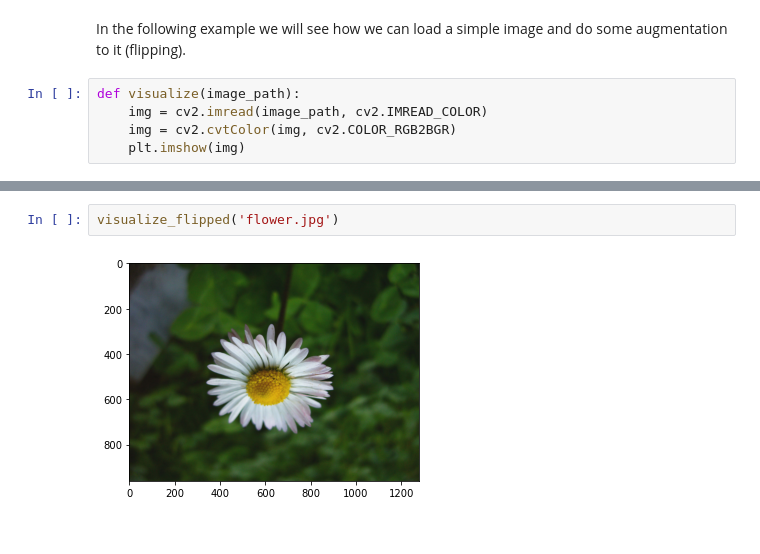
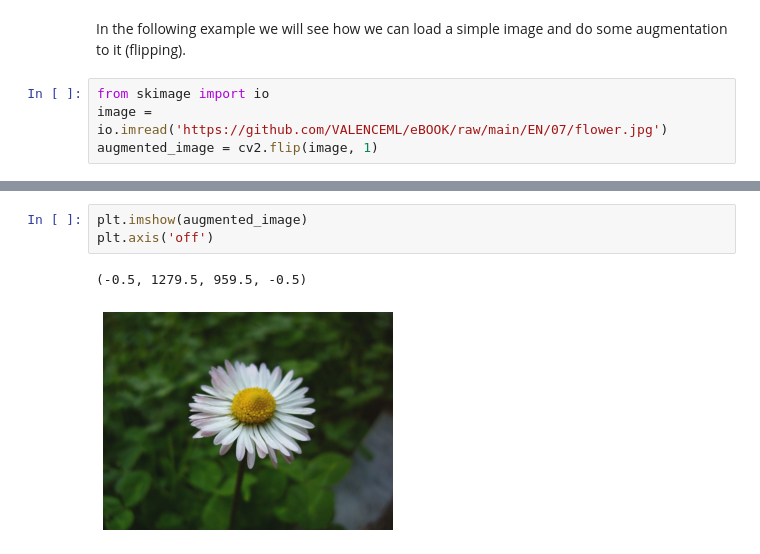
Before and after one commit to VALENCEML/eBOOK, a Jupyter notebook: EN/07/7 - Machine learning data preparation.ipynb, the cells around one changed output, grey strips where cells are left out. Cells and saved outputs as stored; diff of their text form.

```diff
--- a/EN/07/7 - Machine learning data preparation.ipynb
+++ b/EN/07/7 - Machine learning data preparation.ipynb
@@ -164,8 +164,7 @@ Some forms of data augmentation in images can be quite simple. For example:
 # %% [markdown]
 In the following example we will see how we can load a simple image and do some augmentation to it (flipping).
 # %%
-def visualize(image_path):
-    img = cv2.imread(image_path, cv2.IMREAD_COLOR)
-    img = cv2.cvtColor(img, cv2.COLOR_RGB2BGR)
-    plt.imshow(img)
+from skimage import io
+image = io.imread('https://github.com/VALENCEML/eBOOK/raw/main/EN/07/flower.jpg')
+augmented_image = cv2.flip(image, 1)
 # %%
@@ -181,4 +176,6 @@ visualize('flower.jpg')
 # %%
-visualize_flipped('flower.jpg')
+plt.imshow(augmented_image)
+plt.axis('off')
 # %% [output]
+(-0.5, 1279.5, 959.5, -0.5)
-[figure, old version]
+[figure, new version]
```
Also changed, not shown: parts of 3 cells of this notebook.
